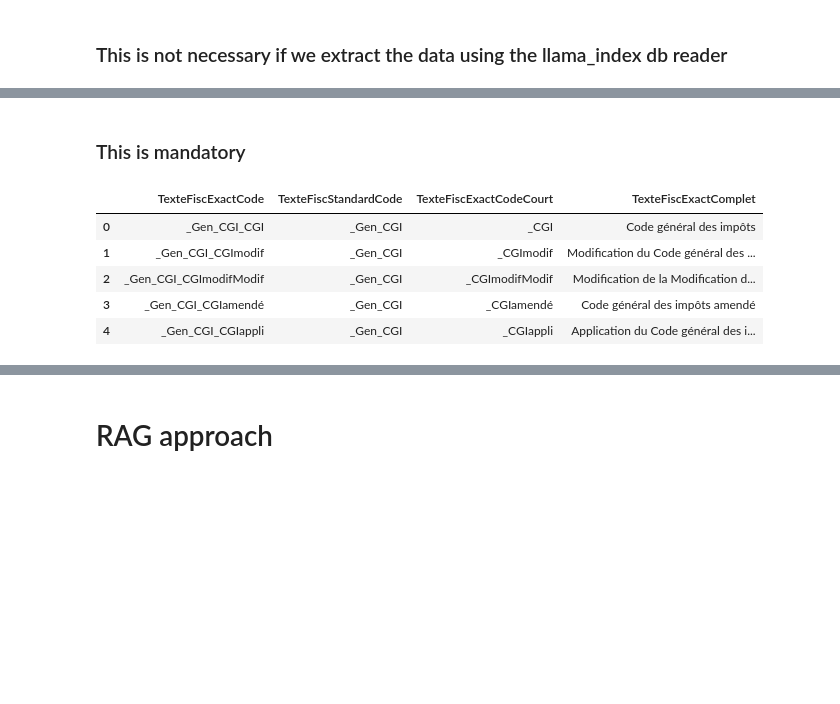
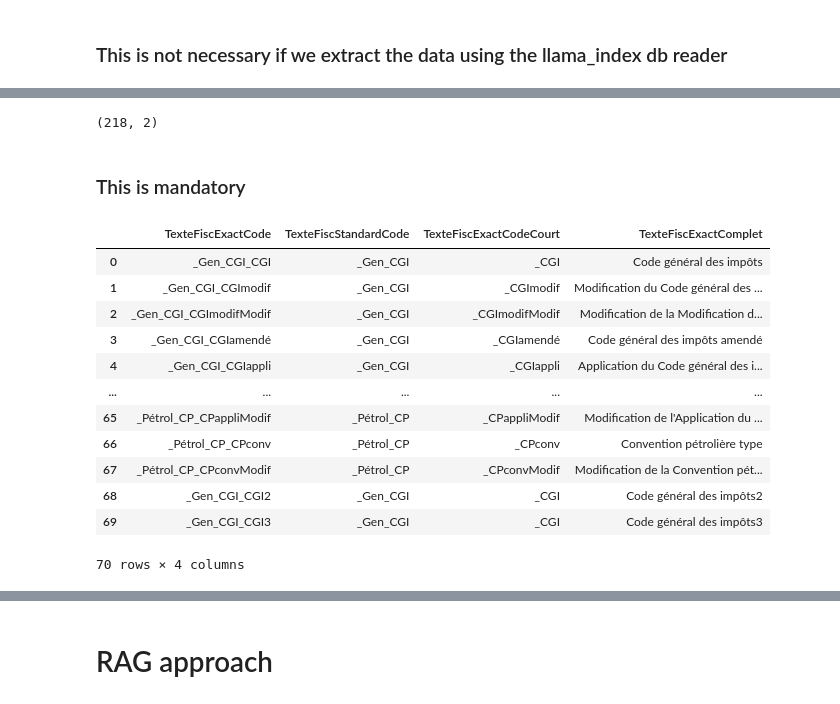
Before and after one commit to andrei1gherasim/Ferdi_LLM, a Jupyter notebook: textes_fiscaux_exacts.ipynb, the cells around one changed output, grey strips where cells are left out. Saved outputs shown, nothing was run; the diff lists cells and outputs as text; code cells hidden in the pictures; blank space fills up the shorter version.

```diff
--- a/textes_fiscaux_exacts.ipynb
+++ b/textes_fiscaux_exacts.ipynb
@@ -49,0 +55,4 @@ df.head()
+# %%
+df_droit.shape
+# %% [output]
+(218, 2)
@@ -52,11 +63,18 @@ df.head()
 # %%
 df_fisc_exacts = get_postgress_data(sql_files['get_textes_fiscaux_exacts'], db='Ferdi')
 # %%
-df_fisc_exacts.head()
+df_fisc_exacts
 # %% [output]
 |  | TexteFiscExactCode | TexteFiscStandardCode | TexteFiscExactCodeCourt | TexteFiscExactComplet |
 | 0 | _Gen_CGI_CGI | _Gen_CGI | _CGI | Code général des impôts |
 | 1 | _Gen_CGI_CGImodif | _Gen_CGI | _CGImodif | Modification du Code général des ... |
 | 2 | _Gen_CGI_CGImodifModif | _Gen_CGI | _CGImodifModif | Modification de la Modification d... |
 | 3 | _Gen_CGI_CGIamendé | _Gen_CGI | _CGIamendé | Code général des impôts amendé |
 | 4 | _Gen_CGI_CGIappli | _Gen_CGI | _CGIappli | Application du Code général des i... |
+| ... | ... | ... | ... | ... |
+| 65 | _Pétrol_CP_CPappliModif | _Pétrol_CP | _CPappliModif | Modification de l'Application du ... |
+| 66 | _Pétrol_CP_CPconv | _Pétrol_CP | _CPconv | Convention pétrolière type |
+| 67 | _Pétrol_CP_CPconvModif | _Pétrol_CP | _CPconvModif | Modification de la Convention pét... |
+| 68 | _Gen_CGI_CGI2 | _Gen_CGI | _CGI | Code général des impôts2 |
+| 69 | _Gen_CGI_CGI3 | _Gen_CGI | _CGI | Code général des impôts3 |
+70 rows × 4 columns
```
Also changed, not shown: parts of 86 cells of this notebook, 7 other files.
